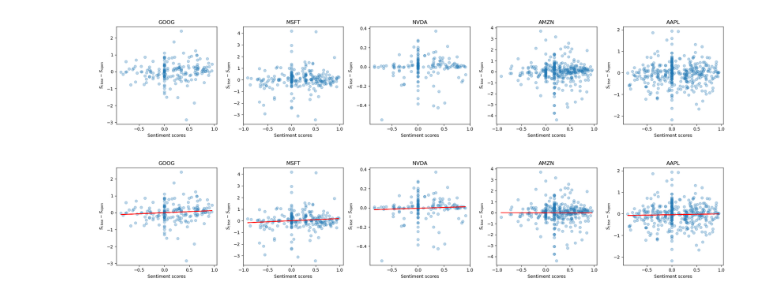
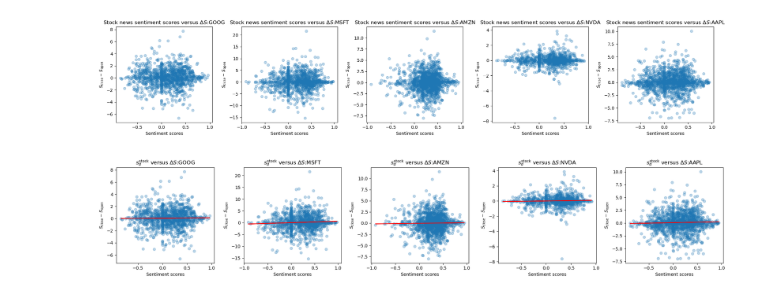
Before and after one commit to rishabhtyagi989/SIGNS_2024, a Jupyter notebook: stock_news_preliminary_data_exploration.ipynb, the cells around one changed output. Cells and saved outputs as stored; diff of their text form; code cells hidden in the pictures.

```diff
--- a/stock_news_preliminary_data_exploration.ipynb
+++ b/stock_news_preliminary_data_exploration.ipynb
@@ -3,9 +3,10 @@ import pandas as pd
 import seaborn as sns
 import matplotlib.pyplot as plt
 import numpy as np
+# %%
+stock_symbols = ['GOOG','MSFT','AMZN','NVDA','AAPL']
 # %%
-stock_symbols = ['GOOG', 'MSFT', 'NVDA', 'AMZN', 'AAPL']
-
+# Initialize dictionaries
 df_sentiment_scores_dict = {}
 df_stock_data_dict = {}
 sentiment_scores = {}
@@ -13,48 +14,53 @@ stock_data = {}
 stock_diff_close_open = {}
 
 start_date = pd.to_datetime('2011-05-02').date()
-end_date = pd.to_datetime('2019-12-23').date()
+end_date = pd.to_datetime('2024-03-15').date()
 
 for symbol in stock_symbols:
     # Load sentiment and stock data
     df_sentiment_scores_dict[symbol] = pd.read_csv(f'/Users/rishabhbhardwaj/Desktop/Bootcamp project/stock_news_sentiment_analysis_results_{symbol}.csv')
-    df_stock_data_dict[symbol] = pd.read_csv(f'/Users/rishabhbhardwaj/Desktop/Bootcamp project/stock_data_{symbol}.csv')
+    df_stock_data_dict[symbol] = pd.read_csv(f'/Users/rishabhbhardwaj/Desktop/Bootcamp project/stocks data/stock_data_{symbol}.csv')
 
     # Convert date columns to datetime and extract date part only as `datetime.date`
-    df_sentiment_scores_dict[symbol]['date'] = pd.to_datetime(df_sentiment_scores_dict[symbol]['date'], errors='coerce').dt.date
-    df_stock_data_dict[symbol]['date'] = pd.to_datetime(df_stock_data_dict[symbol]['Date'], errors='coerce').dt.date
+    df_sentiment_scores_dict[symbol]['Date'] = pd.to_datetime(df_sentiment_scores_dict[symbol]['Date'], errors='coerce').dt.date
+    df_stock_data_dict[symbol]['Date'] = pd.to_datetime(df_stock_data_dict[symbol]['Date'], errors='coerce').dt.date
 
     # Filter sentiment scores based on date range
-    mask_sentiment = (df_sentiment_scores_dict[symbol]['date'] >= start_date) & (df_sentiment_scores_dict[symbol]['date'] <= end_date)
-    sentiment_scores[symbol] = df_sentiment_scores_dict[symbol][mask_sentiment]['weighted compound sentiment score']
+    mask_sentiment = (df_sentiment_scores_dict[symbol]['Date'] >= start_date) & (df_sentiment_scores_dict[symbol]['Date'] <= end_date)
+    sentiment_filtered = df_sentiment_scores_dict[symbol][mask_sentiment]
 
     # Filter stock data based on date range and intersecting dates
-    stock_dates = df_stock_data_dict[symbol]['date']
-    mask_stock = (stock_dates >= start_date) & (stock_dates <= end_date) & (stock_dates.isin(df_sentiment_scores_dict[symbol]['date']))
+    stock_dates = df_stock_data_dict[symbol]['Date']
+    mask_stock = (stock_dates >= start_date) & (stock_dates <= end_date) & (stock_dates.isin(sentiment_filtered['Date']))
+    stock_filtered = df_stock_data_dict[symbol][mask_stock]
 
-    # Apply mask to filter stock data
-    stock_data[symbol] = df_stock_data_dict[symbol][mask_stock]
+    # Align both DataFrames by keeping only common dates
+    common_dates = sentiment_filtered['Date'][sentiment_filtered['Date'].isin(stock_filtered['Date'])]
+    sentiment_aligned = sentiment_filtered[sentiment_filtered['Date'].isin(common_dates)]
+    stock_aligned = stock_filtered[stock_filtered['Date'].isin(common_dates)]
 
-    # Filter rows in stock data where dates match those in sentiment scores
-    stock_data[symbol] = stock_data[symbol][stock_data[symbol]['date'].isin(df_sentiment_scores_dict[symbol]['date'])]
-    stock_diff_close_open[symbol] =  stock_data[symbol]['Close']-stock_data[symbol]['Open']
+    # Calculate the weighted rolling mean on aligned data for sentiment scores
+    sentiment_scores[symbol] = sentiment_aligned['Weighted compound sentiment score']#.rolling(rw).apply(weighted_mean, raw=True)
+
+    # Calculate the weighted rolling mean for the difference between 'Close' and 'Open' prices
+    stock_diff_close_open[symbol] = (stock_aligned['Close'] - stock_aligned['Open'])#.rolling(rw).apply(weighted_mean, raw=True)
 # %%
 # Create a figure with 5 subplots arranged in a single row
 fig, axes = plt.subplots(1, 5, figsize=(20, 4))  # Adjust figsize as needed
 
 # Loop through each plot and corresponding axis
 for i in range(len(stock_symbols)):
     symbol = stock_symbols[i]
     axes[i].scatter(sentiment_scores[symbol],stock_diff_close_open[symbol],alpha = .3)
-    axes[i].set_title(symbol)
+    axes[i].set_title(r"Stock news sentiment scores versus $\Delta S$:" f"{symbol}")
     axes[i].set_xlabel("Sentiment scores")
     axes[i].set_ylabel(r"$S_{\text{close}}-S_{\text{open}}$")
 
 # Adjust layout for better spacing
 plt.tight_layout()
 plt.show()
 # %% [output]
-[figure, old version]
+[figure, new version]
 # %%
 from sklearn.linear_model import LinearRegression
 from sklearn.metrics import mean_squared_error as mse
@@ -71,14 +77,14 @@ for i in range(len(stock_symbols)):
     X = np.array(sentiment_scores[symbol]).reshape(-1, 1)  # Sentiment scores as predictor
     y = np.array(stock_diff_close_open[symbol])
 
-    model[symbol] = LinearRegression().fit(X, y)
+    model[symbol] = LinearRegression().fit(X , y)
     y_pred = model[symbol].predict(X)
     mses[symbol] = mse(y, y_pred)
 
     axes[i].scatter(sentiment_scores[symbol],stock_diff_close_open[symbol],alpha = .3)
     axes[i].plot(sentiment_scores[symbol],y_pred,color = "red")
 
-    axes[i].set_title(symbol)
+    axes[i].set_title(r"$s^{\text{stock}}_d$ versus $\Delta S$:" f"{symbol}")
     axes[i].set_xlabel("Sentiment scores")
     axes[i].set_ylabel(r"$S_{\text{close}}-S_{\text{open}}$")
 
@@ -86,7 +92,7 @@ for i in range(len(stock_symbols)):
 plt.tight_layout()
 plt.show()
 # %% [output]
-[figure, old version]
+[figure, new version]
 # %%
 for symbol in stock_symbols:
     print([model[symbol].coef_,model[symbol].intercept_])
```
Also changed, not shown: parts of 4 cells of this notebook.
